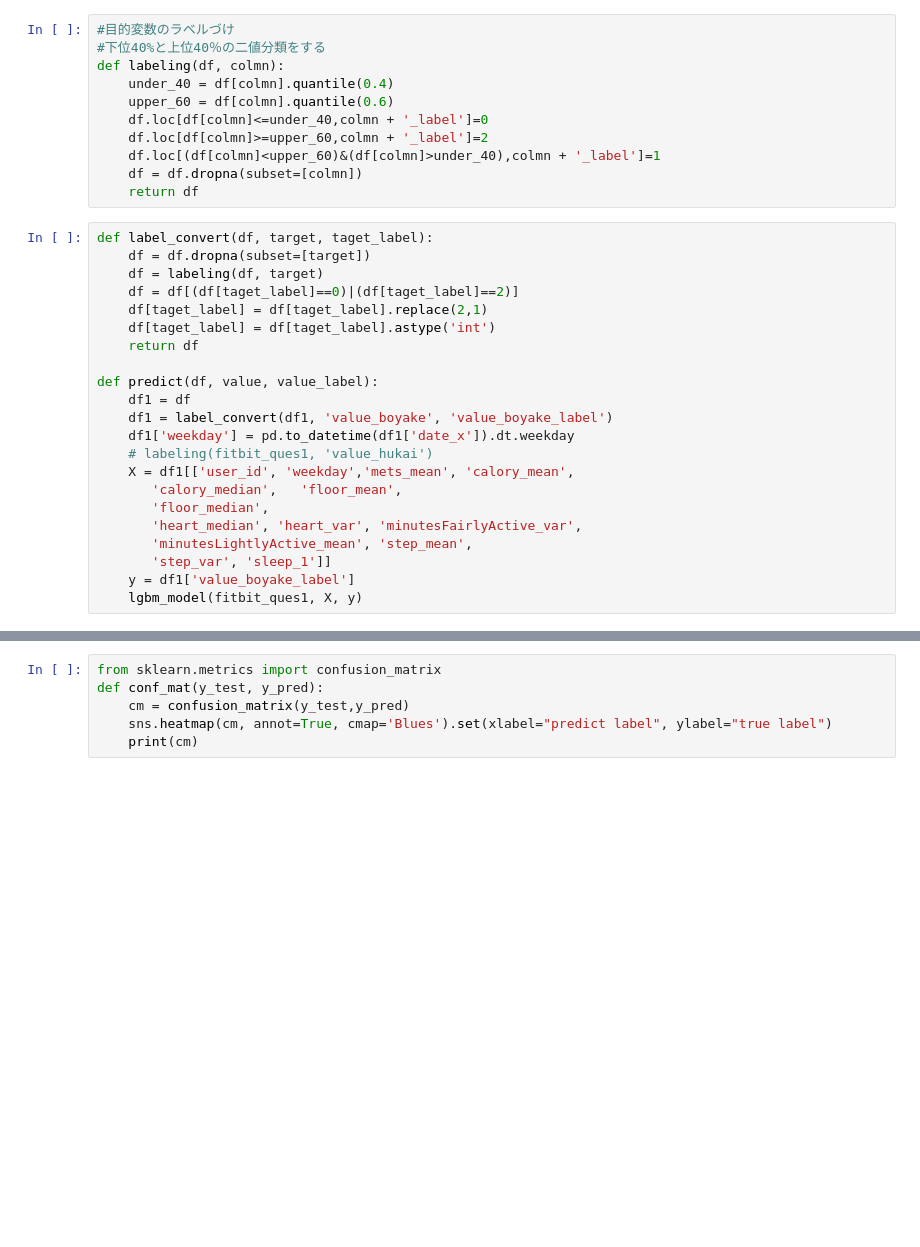
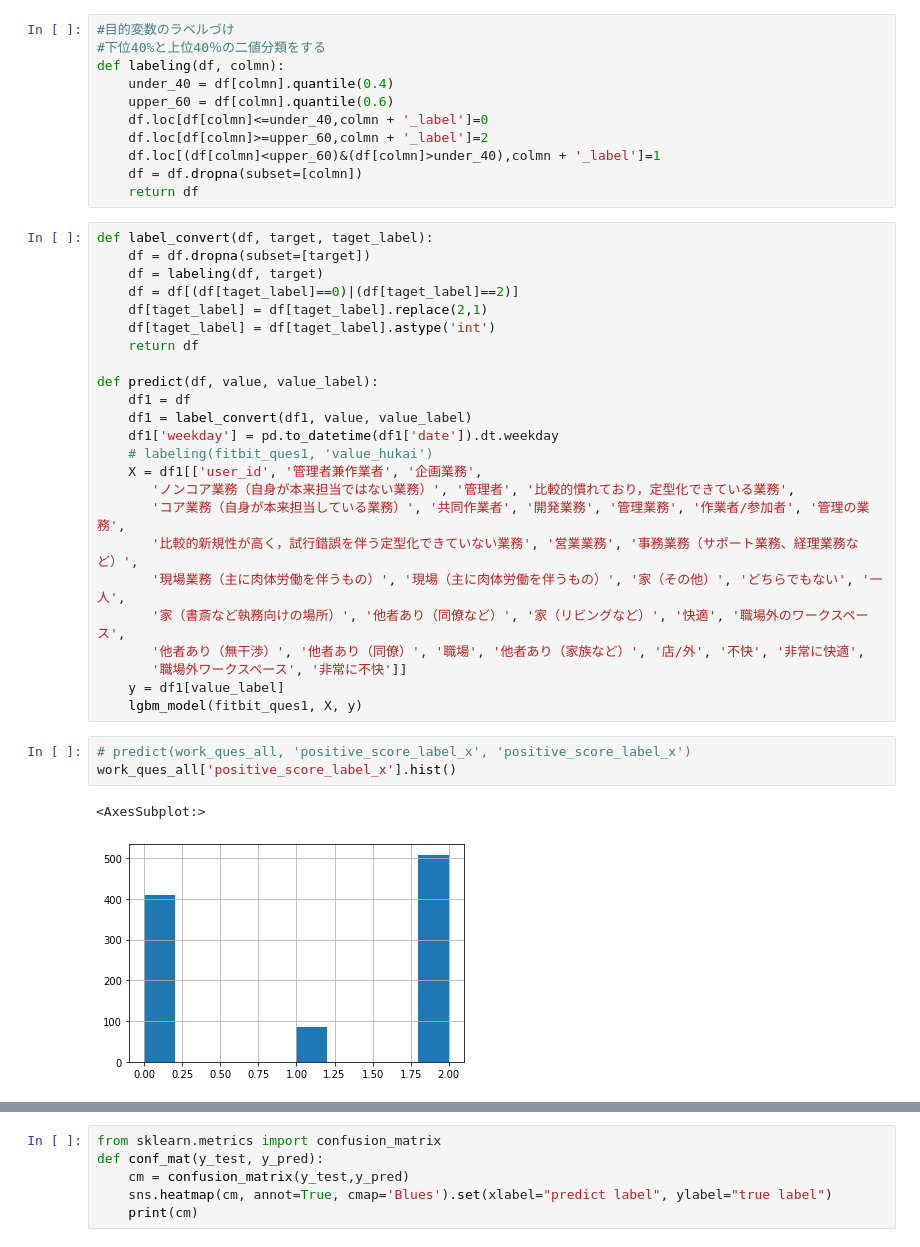
Before and after one commit to yusukennn/research_mental_prediction, a Jupyter notebook: code/analyse/analyse_all_data.ipynb, the cells around one changed output, grey strips where cells are left out. Saved outputs shown, nothing was run; the diff lists cells and outputs as text; blank space fills up the shorter version.

```diff
--- a/code/analyse/analyse_all_data.ipynb
+++ b/code/analyse/analyse_all_data.ipynb
@@ -363,17 +363,25 @@ def label_convert(df, target, taget_label):
 
 def predict(df, value, value_label):
     df1 = df
-    df1 = label_convert(df1, 'value_boyake', 'value_boyake_label')
-    df1['weekday'] = pd.to_datetime(df1['date_x']).dt.weekday
+    df1 = label_convert(df1, value, value_label)
+    df1['weekday'] = pd.to_datetime(df1['date']).dt.weekday
     # labeling(fitbit_ques1, 'value_hukai')
-    X = df1[['user_id', 'weekday','mets_mean', 'calory_mean',
-       'calory_median',   'floor_mean',
-       'floor_median',
-       'heart_median', 'heart_var', 'minutesFairlyActive_var',
-       'minutesLightlyActive_mean', 'step_mean',
-       'step_var', 'sleep_1']]
-    y = df1['value_boyake_label']
+    X = df1[['user_id', '管理者兼作業者', '企画業務',
+       'ノンコア業務（自身が本来担当ではない業務）', '管理者', '比較的慣れており，定型化できている業務',
+       'コア業務（自身が本来担当している業務）', '共同作業者', '開発業務', '管理業務', '作業者/参加者', '管理の業務',
+       '比較的新規性が高く，試行錯誤を伴う定型化できていない業務', '営業業務', '事務業務（サポート業務、経理業務など）',
+       '現場業務（主に肉体労働を伴うもの）', '現場（主に肉体労働を伴うもの）', '家（その他）', 'どちらでもない', '一人',
+       '家（書斎など執務向けの場所）', '他者あり（同僚など）', '家（リビングなど）', '快適', '職場外のワークスペース',
+       '他者あり（無干渉）', '他者あり（同僚）', '職場', '他者あり（家族など）', '店/外', '不快', '非常に快適',
+       '職場外ワークスペース', '非常に不快']]
+    y = df1[value_label]
     lgbm_model(fitbit_ques1, X, y)
+# %%
+# predict(work_ques_all, 'positive_score_label_x', 'positive_score_label_x')
+work_ques_all['positive_score_label_x'].hist()
+# %% [output]
+<AxesSubplot:>
+[figure, added]
 # %%
 # fitbit_ques1 =fitbit_ques1.dropna(subset=['value_nemuke_label'])
 # fitbit_ques1=fitbit_ques1[fitbit_ques1['value_nemuke_label']!=1].hist()
```
Also changed, not shown: parts of 15 cells of this notebook, 2 other files.
